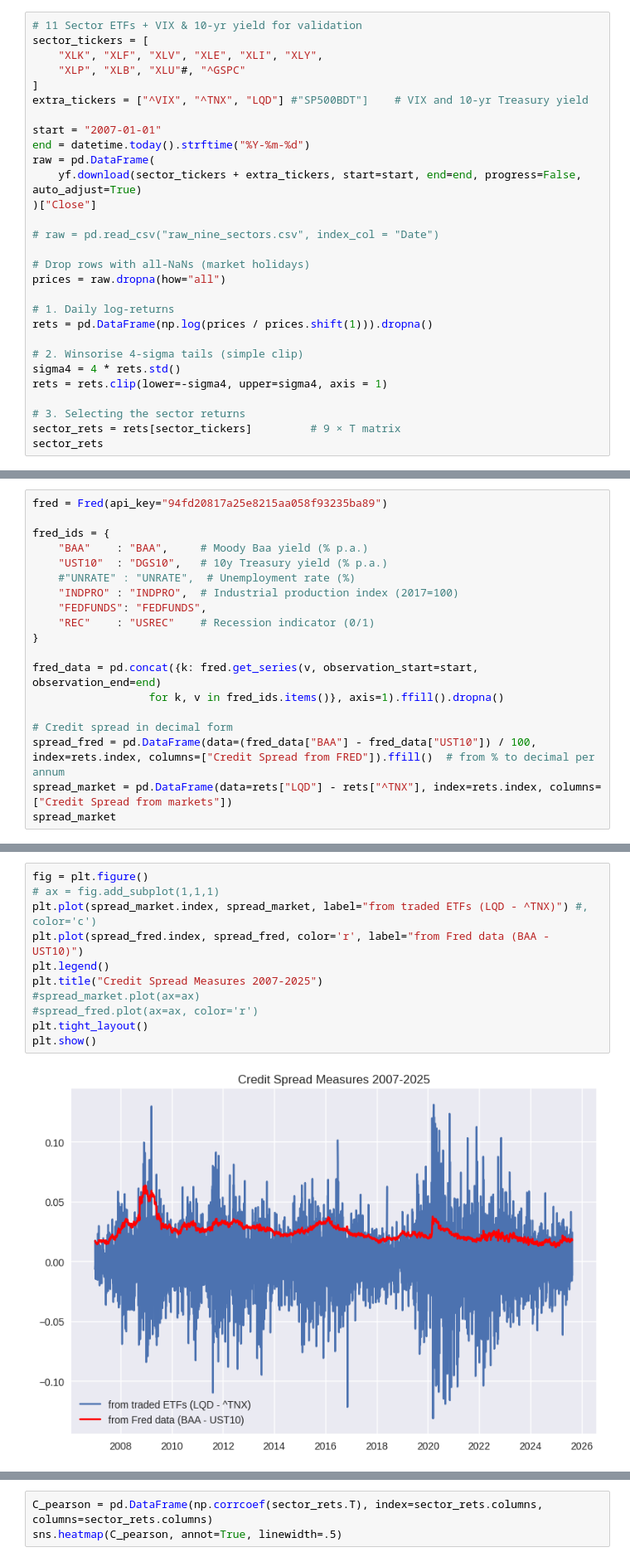
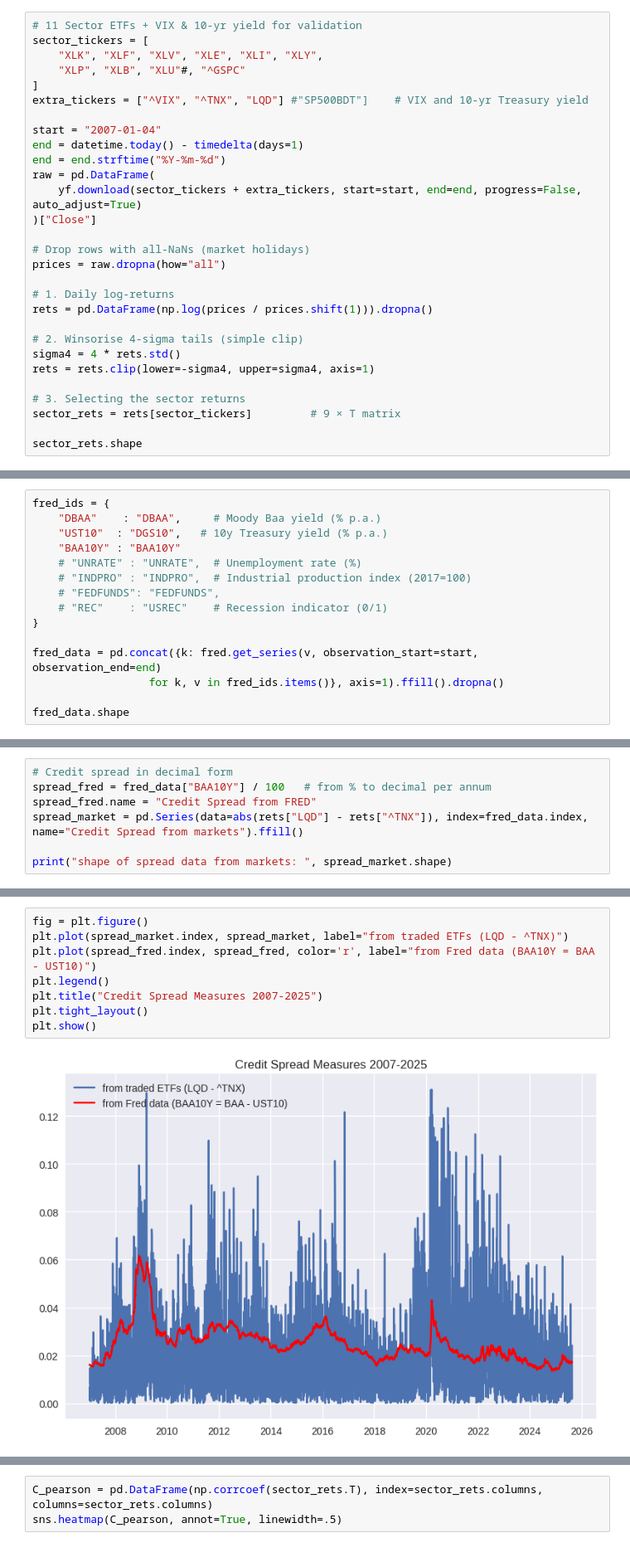
Before and after one commit to George-Creekbed/capstone_review, a Jupyter notebook: gwp1.ipynb, the cells around one changed output, grey strips where cells are left out. Shown: that part at 83% size. Cells and saved outputs as stored; diff of their text form.

```diff
--- a/gwp1.ipynb
+++ b/gwp1.ipynb
@@ -20,13 +58,12 @@ sector_tickers = [
 ]
 extra_tickers = ["^VIX", "^TNX", "LQD"] #"SP500BDT"]    # VIX and 10‑yr Treasury yield
 
-start = "2007-01-01"
-end = datetime.today().strftime("%Y-%m-%d")
+start = "2007-01-04"
+end = datetime.today() - timedelta(days=1)
+end = end.strftime("%Y-%m-%d")
 raw = pd.DataFrame(
     yf.download(sector_tickers + extra_tickers, start=start, end=end, progress=False, auto_adjust=True)
 )["Close"]
-
-# raw = pd.read_csv("raw_nine_sectors.csv", index_col = "Date")
 
 # Drop rows with all‑NaNs (market holidays)
 prices = raw.dropna(how="all")
@@ -36,9 +73,10 @@ rets = pd.DataFrame(np.log(prices / prices.shift(1))).dropna()
 
 # 2. Winsorise 4‑sigma tails (simple clip)
 sigma4 = 4 * rets.std()
-rets = rets.clip(lower=-sigma4, upper=sigma4, axis = 1)
+rets = rets.clip(lower=-sigma4, upper=sigma4, axis=1)
 
 # 3. Selecting the sector returns
 sector_rets = rets[sector_tickers]         # 9 × T matrix
-sector_rets
+
+sector_rets.shape
 # %% [output]
@@ -76,20 +120,16 @@ rets[["^TNX", "LQD"]]
 # %%
-fred = Fred(api_key="94fd20817a25e8215aa058f93235ba89")
-
 fred_ids = {
-    "BAA"    : "BAA",     # Moody Baa yield (% p.a.)
+    "DBAA"    : "DBAA",     # Moody Baa yield (% p.a.)
     "UST10"  : "DGS10",   # 10y Treasury yield (% p.a.)
-    #"UNRATE" : "UNRATE",  # Unemployment rate (%)
-    "INDPRO" : "INDPRO",  # Industrial production index (2017=100)
-    "FEDFUNDS": "FEDFUNDS",
-    "REC"    : "USREC"    # Recession indicator (0/1)
+    "BAA10Y" : "BAA10Y"
+    # "UNRATE" : "UNRATE",  # Unemployment rate (%)
+    # "INDPRO" : "INDPRO",  # Industrial production index (2017=100)
+    # "FEDFUNDS": "FEDFUNDS",
+    # "REC"    : "USREC"    # Recession indicator (0/1)
 }
 
 fred_data = pd.concat({k: fred.get_series(v, observation_start=start, observation_end=end)
                   for k, v in fred_ids.items()}, axis=1).ffill().dropna()
 
-# Credit spread in decimal form
-spread_fred = pd.DataFrame(data=(fred_data["BAA"] - fred_data["UST10"]) / 100, index=rets.index, columns=["Credit Spread from FRED"]).ffill()  # from % to decimal per annum
-spread_market = pd.DataFrame(data=rets["LQD"] - rets["^TNX"], index=rets.index, columns=["Credit Spread from markets"])
-spread_market
+fred_data.shape
 # %% [output]
@@ -109,0 +150,7 @@ spread_market
+# %%
+# Credit spread in decimal form
+spread_fred = fred_data["BAA10Y"] / 100   # from % to decimal per annum
+spread_fred.name = "Credit Spread from FRED"
+spread_market = pd.Series(data=abs(rets["LQD"] - rets["^TNX"]), index=fred_data.index, name="Credit Spread from markets").ffill()
+
+print("shape of spread data from markets: ", spread_market.shape)
@@ -127,13 +173,10 @@ spread_fred
 # %%
 fig = plt.figure()
-# ax = fig.add_subplot(1,1,1)
-plt.plot(spread_market.index, spread_market, label="from traded ETFs (LQD - ^TNX)") #, color='c')
-plt.plot(spread_fred.index, spread_fred, color='r', label="from Fred data (BAA - UST10)")
+plt.plot(spread_market.index, spread_market, label="from traded ETFs (LQD - ^TNX)")
+plt.plot(spread_fred.index, spread_fred, color='r', label="from Fred data (BAA10Y = BAA - UST10)")
 plt.legend()
 plt.title("Credit Spread Measures 2007-2025")
-#spread_market.plot(ax=ax)
-#spread_fred.plot(ax=ax, color='r')
 plt.tight_layout()
 plt.show()
 # %% [output]
-[figure, old version]
+[figure, new version]
```
Also changed, not shown: parts of 35 cells of this notebook.
